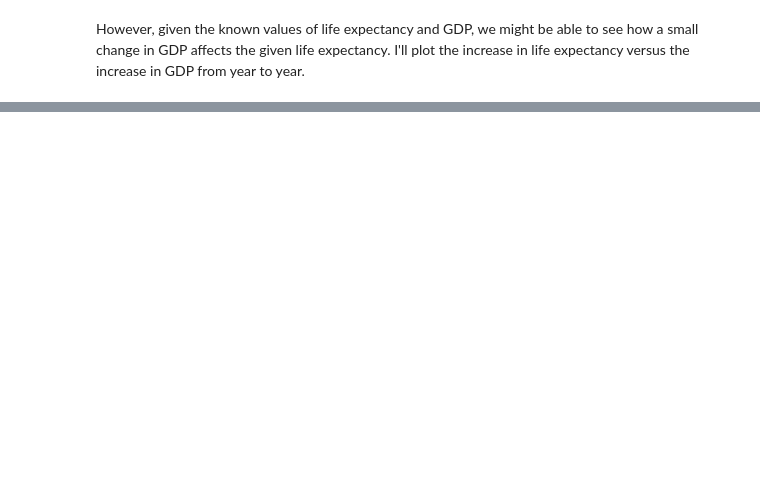
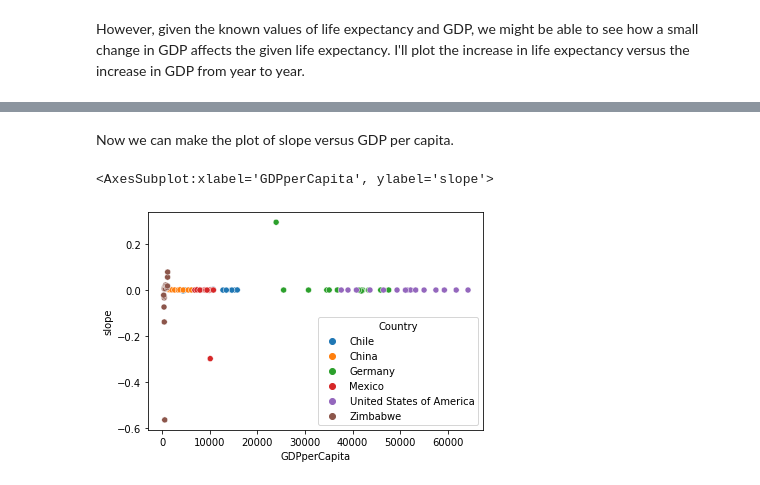
Before and after one commit to jaredjay91/Life-Expectancy-and-GDP, a Jupyter notebook: life_expectancy_gdp.ipynb, the cells around one changed output, grey strips where cells are left out. Cells and saved outputs as stored; diff of their text form; code cells hidden in the pictures; blank space fills up the shorter version.

```diff
--- a/life_expectancy_gdp.ipynb
+++ b/life_expectancy_gdp.ipynb
@@ -116,0 +164,6 @@ TypeError: unsupported operand type(s) for -: 'str' and 'str'
+# %%
+for df_country in dfs_countries:
+    df_country['diffGDPperCapita'] = df_country['GDPperCapita'].diff()
+    df_country['diffLifeExpectancy'] = df_country['Life expectancy at birth (years)'].diff()
+df_diffs = pd.concat(dfs_countries)
+df_diffs.head()
@@ -116,0 +189,4 @@ TypeError: unsupported operand type(s) for -: 'str' and 'str'
+# %%
+getslope = lambda row: row['diffLifeExpectancy']/row['diffGDPperCapita']
+df_diffs['slope'] = df_diffs.apply(getslope, axis=1)
+df_diffs.head()
@@ -116,0 +200,7 @@ TypeError: unsupported operand type(s) for -: 'str' and 'str'
+# %% [markdown]
+Now we can make the plot of slope versus GDP per capita.
+# %%
+sns.scatterplot(x='GDPperCapita', y='slope', data=df_diffs, hue='Country')
+# %% [output]
+<AxesSubplot:xlabel='GDPperCapita', ylabel='slope'>
+[figure, added]
```
Also changed, not shown: parts of 24 cells of this notebook.
